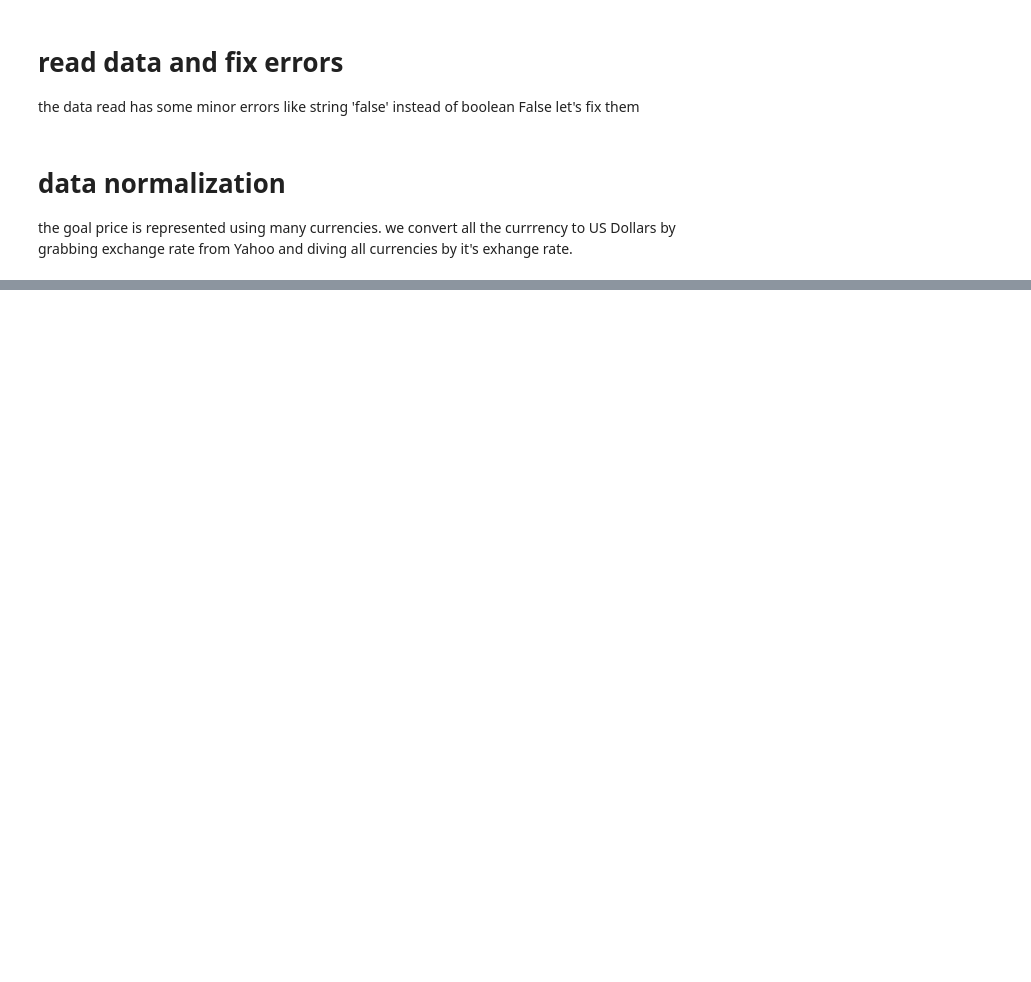
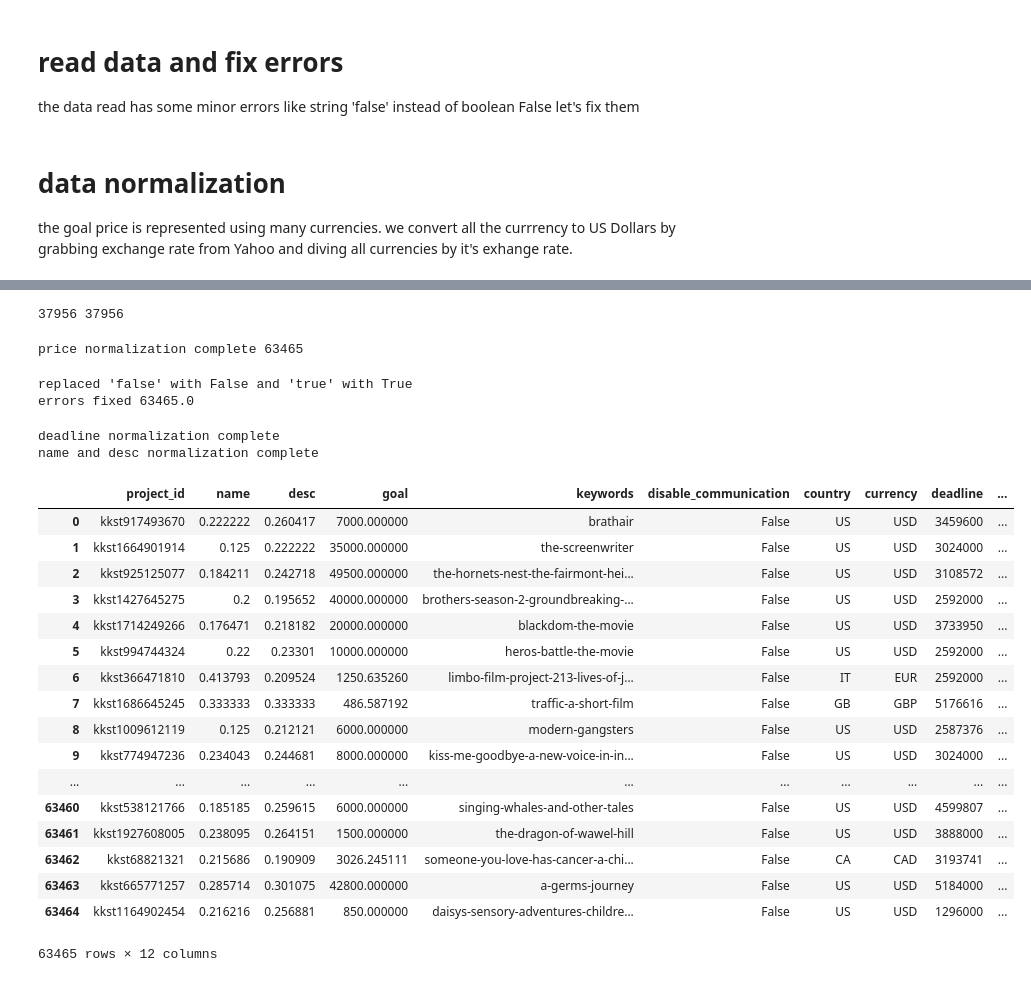
Before and after one commit to junaid1460/machine_learning, a Jupyter notebook: Linear_model/main.ipynb, the cells around one changed output, grey strips where cells are left out. Drawn from its saved outputs; the diff is of its cells as text; code cells hidden in the pictures; blank space fills up the shorter version.

```diff
--- a/Linear_model/main.ipynb
+++ b/Linear_model/main.ipynb
@@ -235,0 +247,52 @@ INFO:tensorflow:step = 101, loss = 4.69274 (25.131 sec)
+# %%
+print(count,acount)
+# %% [output]
+37956 37956
+# %%
+test = pd.read_csv('./test.csv')
+# %%
+def norm_pr(data,ex_data):
+    count = 0
+    for index,dt in data.iterrows():
+        count += 1
+        price = float(dt['goal']) / np.array(get_price(dt['currency'],ex_data))[0]
+
+        data.set_value(index,'goal',price)
+    print('price normalization complete',count)
+    return data
+test = norm_pr(test,ex_rates)
+# %% [output]
+price normalization complete 63465
+# %%
+test = fix_errors(test)
+print('errors fixed',test.size/12)
+# %% [output]
+replaced 'false' with False and 'true' with True
+errors fixed 63465.0
+# %%
+test = normalize_deadline(test)
+test = normalize_name_and_desc(test)
+# %% [output]
+deadline normalization complete
+name and desc normalization complete
+# %%
+test
+# %% [output]
+|  | project_id | name | desc | goal | keywords | disable_communication | country | currency | deadline | ... |
+| 0 | kkst917493670 | 0.222222 | 0.260417 | 7000.000000 | brathair | False | US | USD | 3459600 | ... |
+| 1 | kkst1664901914 | 0.125 | 0.222222 | 35000.000000 | the-screenwriter | False | US | USD | 3024000 | ... |
+| 2 | kkst925125077 | 0.184211 | 0.242718 | 49500.000000 | the-hornets-nest-the-fairmont-hei... | False | US | USD | 3108572 | ... |
+| 3 | kkst1427645275 | 0.2 | 0.195652 | 40000.000000 | brothers-season-2-groundbreaking-... | False | US | USD | 2592000 | ... |
+| 4 | kkst1714249266 | 0.176471 | 0.218182 | 20000.000000 | blackdom-the-movie | False | US | USD | 3733950 | ... |
+| 5 | kkst994744324 | 0.22 | 0.23301 | 10000.000000 | heros-battle-the-movie | False | US | USD | 2592000 | ... |
+| 6 | kkst366471810 | 0.413793 | 0.209524 | 1250.635260 | limbo-film-project-213-lives-of-j... | False | IT | EUR | 2592000 | ... |
+| 7 | kkst1686645245 | 0.333333 | 0.333333 | 486.587192 | traffic-a-short-film | False | GB | GBP | 5176616 | ... |
+| 8 | kkst1009612119 | 0.125 | 0.212121 | 6000.000000 | modern-gangsters | False | US | USD | 2587376 | ... |
+| 9 | kkst774947236 | 0.234043 | 0.244681 | 8000.000000 | kiss-me-goodbye-a-new-voice-in-in... | False | US | USD | 3024000 | ... |
+| ... | ... | ... | ... | ... | ... | ... | ... | ... | ... | ... |
+| 63460 | kkst538121766 | 0.185185 | 0.259615 | 6000.000000 | singing-whales-and-other-tales | False | US | USD | 4599807 | ... |
+| 63461 | kkst1927608005 | 0.238095 | 0.264151 | 1500.000000 | the-dragon-of-wawel-hill | False | US | USD | 3888000 | ... |
+| 63462 | kkst68821321 | 0.215686 | 0.190909 | 3026.245111 | someone-you-love-has-cancer-a-chi... | False | CA | CAD | 3193741 | ... |
+| 63463 | kkst665771257 | 0.285714 | 0.301075 | 42800.000000 | a-germs-journey | False | US | USD | 5184000 | ... |
+| 63464 | kkst1164902454 | 0.216216 | 0.256881 | 850.000000 | daisys-sensory-adventures-childre... | False | US | USD | 1296000 | ... |
+63465 rows × 12 columns
```
Also changed, not shown: parts of 23 cells of this notebook, 2 other files.
